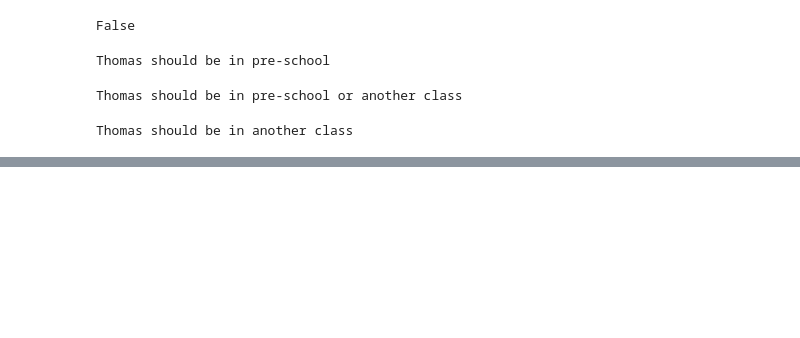
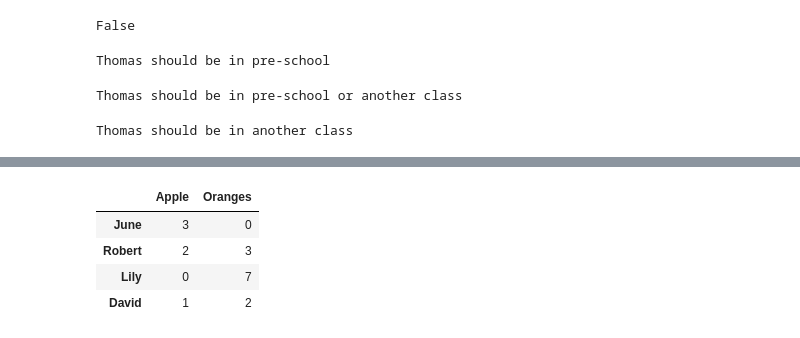
Before and after one commit to kgathungu/Introduction-to-python, a Jupyter notebook: gathungunov.ipynb, the cells around one changed output, grey strips where cells are left out. Cells and saved outputs as stored; diff of their text form; code cells hidden in the pictures; blank space fills up the shorter version.

```diff
--- a/gathungunov.ipynb
+++ b/gathungunov.ipynb
@@ -376,0 +474,9 @@ Thomas should be in another class
+# %%
+purchases = pd.DataFrame(data,index=["June","Robert","Lily","David"])
+purchases
+# %% [output]
+|  | Apple | Oranges |
+| June | 3 | 0 |
+| Robert | 2 | 3 |
+| Lily | 0 | 7 |
+| David | 1 | 2 |
```
Also changed, not shown: parts of 19 cells of this notebook, 1 other file.
